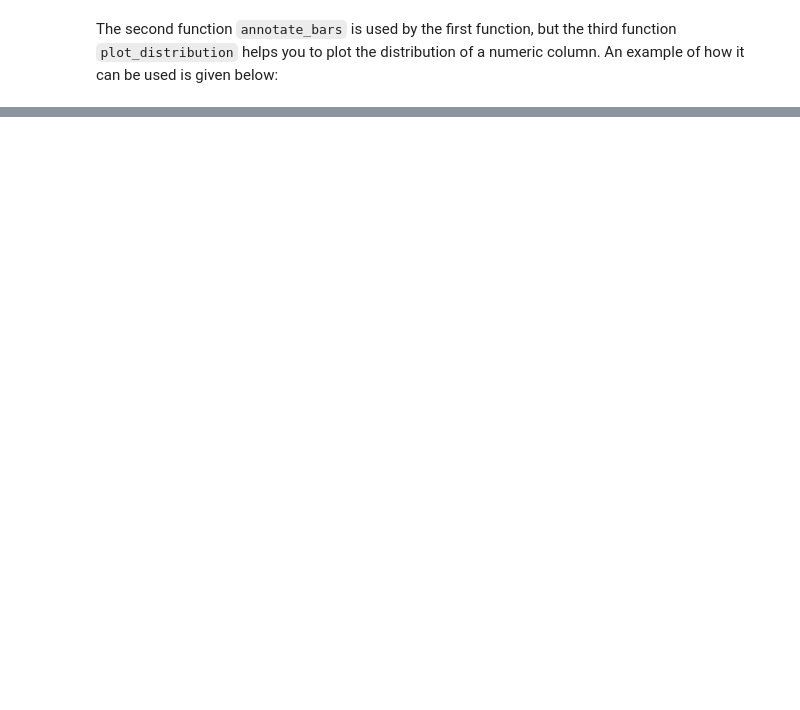
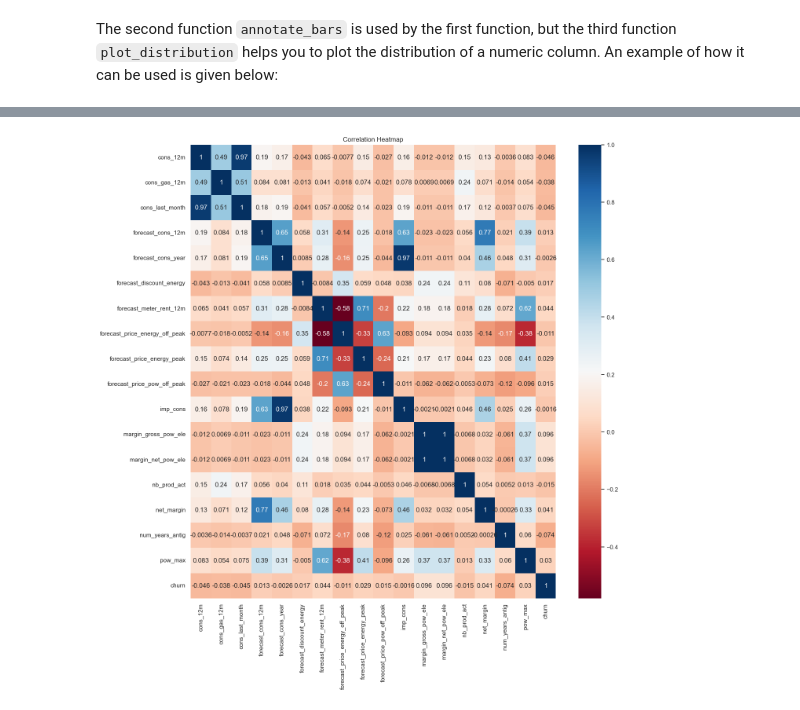
Before and after one commit to sabirinID/BCG-Data-Science-Virtual-Internship, a Jupyter notebook: Files/2-Exploratory-Data-Analysis/eda_starter.ipynb, the cells around one changed output, grey strips where cells are left out. Cells and saved outputs as stored; diff of their text form; code cells hidden in the pictures; blank space fills up the shorter version.

```diff
--- a/Files/2-Exploratory-Data-Analysis/eda_starter.ipynb
+++ b/Files/2-Exploratory-Data-Analysis/eda_starter.ipynb
@@ -201,0 +214,13 @@ plot_distribution(consumption, 'cons_12m', axs)
+# %%
+# Filter out only the numeric columns from client_df
+numeric_columns = client_df.select_dtypes(include=['float64', 'int64']).columns
+numeric_df = client_df[numeric_columns]
+
+# Explore correlations
+corr_matrix = numeric_df.corr()
+plt.figure(figsize=(15, 15))
+sns.heatmap(corr_matrix, annot=True, cmap='RdBu')
+plt.title('Correlation Heatmap')
+plt.show()
+# %% [output]
+[figure, added]
```
Also changed, not shown: parts of 6 cells of this notebook.
